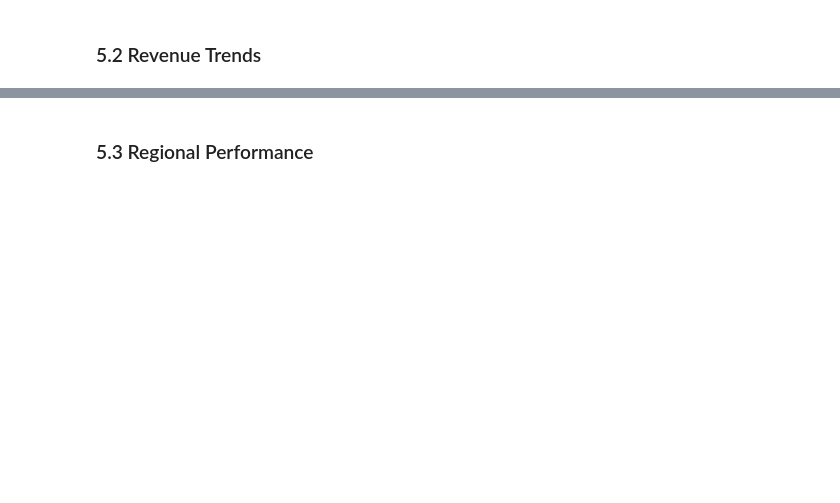
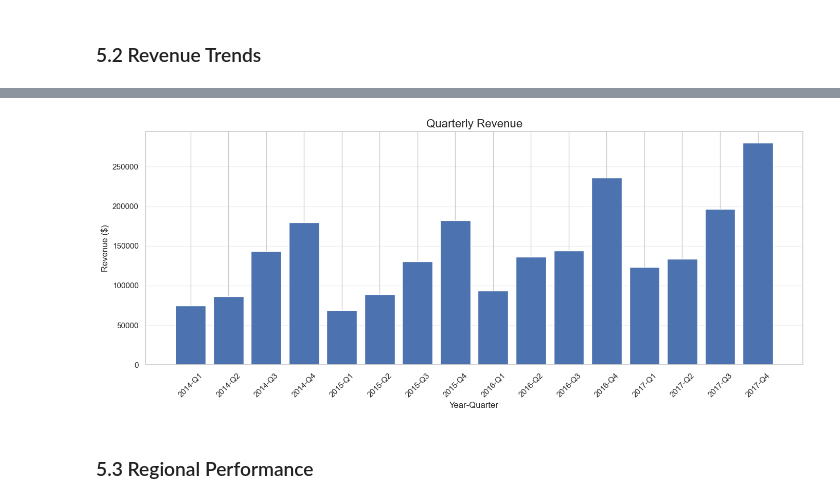
Before and after one commit to KumarNaiduChukka/sales-analytics-pipeline, a Jupyter notebook: notebooks/sales_analysis.ipynb, the cells around one changed output, grey strips where cells are left out. Drawn from its saved outputs; the diff is of its cells as text; code cells hidden in the pictures; blank space fills up the shorter version.

```diff
--- a/notebooks/sales_analysis.ipynb
+++ b/notebooks/sales_analysis.ipynb
@@ -35,5 +376,23 @@
 # %%
-# Quarterly revenue trend\nquarterly_revenue = df.groupby(['Year', 'Quarter'])['Revenue'].sum().reset_index()\nquarterly_revenue['YearQuarter'] = quarterly_revenue['Year'].astype(str) + '-Q' + quarterly_revenue['Quarter'].astype(str)\n\n# Create the plot\nplt.figure(figsize=(14, 6))\nplt.bar(quarterly_revenue['YearQuarter'], quarterly_revenue['Revenue'])\nplt.title('Quarterly Revenue', fontsize=16)\nplt.xlabel('Year-Quarter', fontsize=12)\nplt.ylabel('Revenue ($)', fontsize=12)\nplt.grid(True, alpha=0.3, axis='y')\nplt.xticks(rotation=45)\nplt.tight_layout()\n\n# Save the figure\nplt.savefig(os.path.join(FIGURES_PATH, 'quarterly_revenue.png'), dpi=300)\nplt.show()
+# Quarterly revenue trend
+quarterly_revenue = df.groupby(['Year', 'Quarter'])['Revenue'].sum().reset_index()
+quarterly_revenue['YearQuarter'] = quarterly_revenue['Year'].astype(str) + '-Q' + quarterly_revenue['Quarter'].astype(str)
+
+# Create the plot
+plt.figure(figsize=(14, 6))
+plt.bar(quarterly_revenue['YearQuarter'], quarterly_revenue['Revenue'])
+plt.title('Quarterly Revenue', fontsize=16)
+plt.xlabel('Year-Quarter', fontsize=12)
+plt.ylabel('Revenue ($)', fontsize=12)
+plt.grid(True, alpha=0.3, axis='y')
+plt.xticks(rotation=45)
+plt.tight_layout()
+
+# Save the figure
+plt.savefig(os.path.join(FIGURES_PATH, 'quarterly_revenue.png'), dpi=300)
+plt.show()
+# %% [output]
+[figure, added]
 # %% [markdown]
 ### 5.3 Regional Performance
 # %%
```
Also changed, not shown: parts of 35 cells of this notebook, 1 other file.
